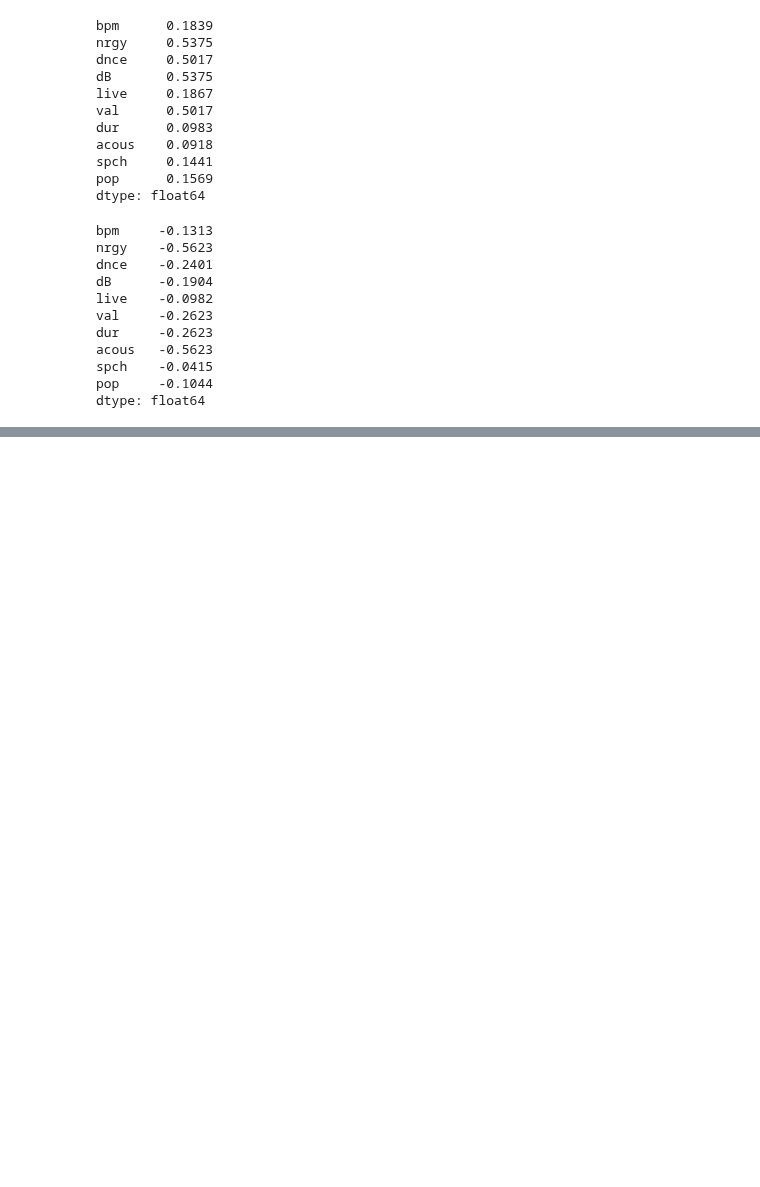
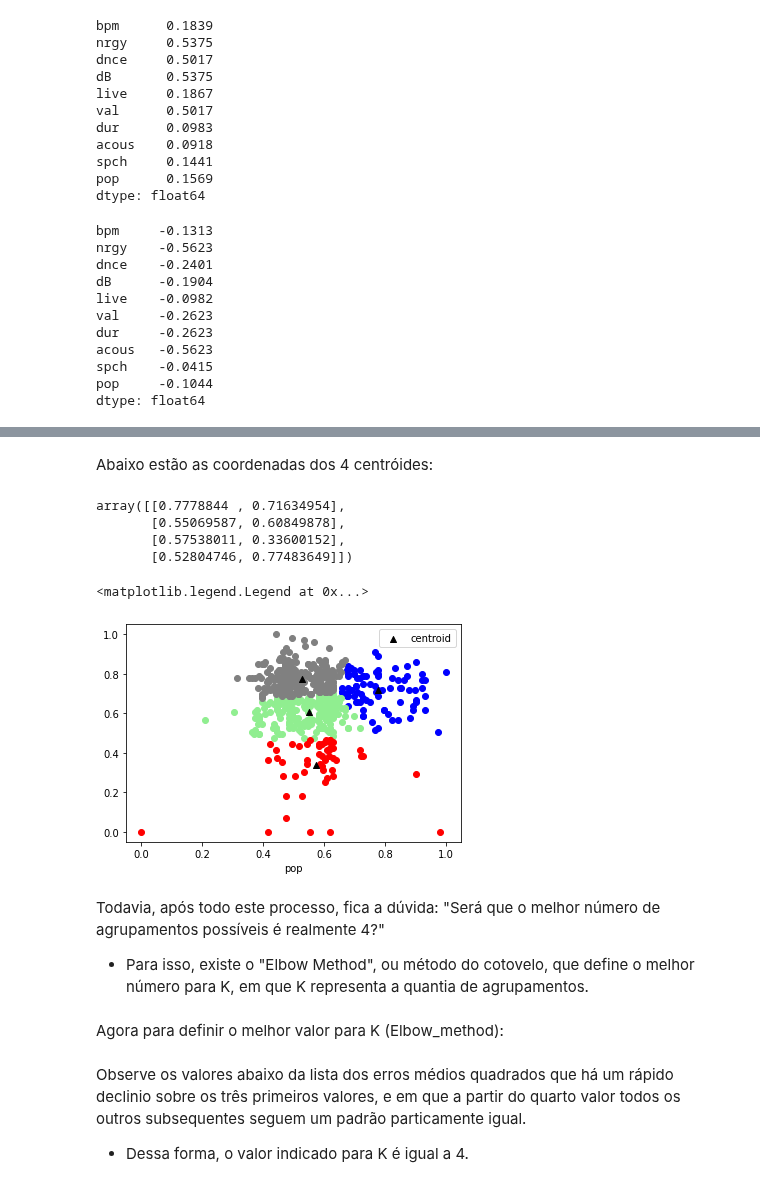
Before and after one commit to viniciusolzon/Music_Analysis, a Jupyter notebook: notebooks/dados_top10spotify.ipynb, the cells around one changed output, grey strips where cells are left out. Drawn from its saved outputs; the diff is of its cells as text; code cells hidden in the pictures; blank space fills up the shorter version.

```diff
--- a/notebooks/dados_top10spotify.ipynb
+++ b/notebooks/dados_top10spotify.ipynb
@@ -208,0 +328,34 @@ dtype: float64
+# %% [markdown]
+Abaixo estão as coordenadas dos 4 centróides:
+# %%
+km.cluster_centers_
+# %% [output]
+array([[0.7778844 , 0.71634954],
+       [0.55069587, 0.60849878],
+       [0.57538011, 0.33600152],
+       [0.52804746, 0.77483649]])
+# %%
+df1 = musics[musics["cluster"] == 0 ]
+df2 = musics[musics["cluster"] == 1 ]
+df3 = musics[musics["cluster"] == 2 ]
+df4 = musics[musics["cluster"] == 3 ]
+
+plt.scatter(df1["bpm"], df1["pop"], color = "blue")
+plt.scatter(df2["bpm"], df2["pop"], color = "lightgreen")
+plt.scatter(df3["bpm"], df3["pop"], color = "red")
+plt.scatter(df4["bpm"], df4["pop"], color = "grey")
+
+plt.scatter(km.cluster_centers_[:,0], km.cluster_centers_[:,1], color = "black", marker = "^", label = "centroid")
+
+plt.xlabel("bpm")
+plt.xlabel("pop")
+
+plt.legend()
+# %% [output]
+<matplotlib.legend.Legend at 0x...>
+[figure, added]
+# %% [markdown]
+Todavia, após todo este processo, fica a dúvida: "Será que o melhor número de agrupamentos possíveis é realmente 4?"
+- Para isso, existe o "Elbow Method", ou método do cotovelo, que define o melhor número para K, em que K representa a quantia de agrupamentos.
+# %% [markdown]
+Agora para definir o melhor valor para K (Elbow_method):
@@ -208,0 +370,3 @@ dtype: float64
+# %% [markdown]
+Observe os valores abaixo da lista dos erros médios quadrados que há um rápido declinio sobre os três primeiros valores, e em que a partir do quarto valor todos os outros subsequentes seguem um padrão particamente igual.
+- Dessa forma, o valor indicado para K é igual a 4.
```
Also changed, not shown: parts of 29 cells of this notebook.
